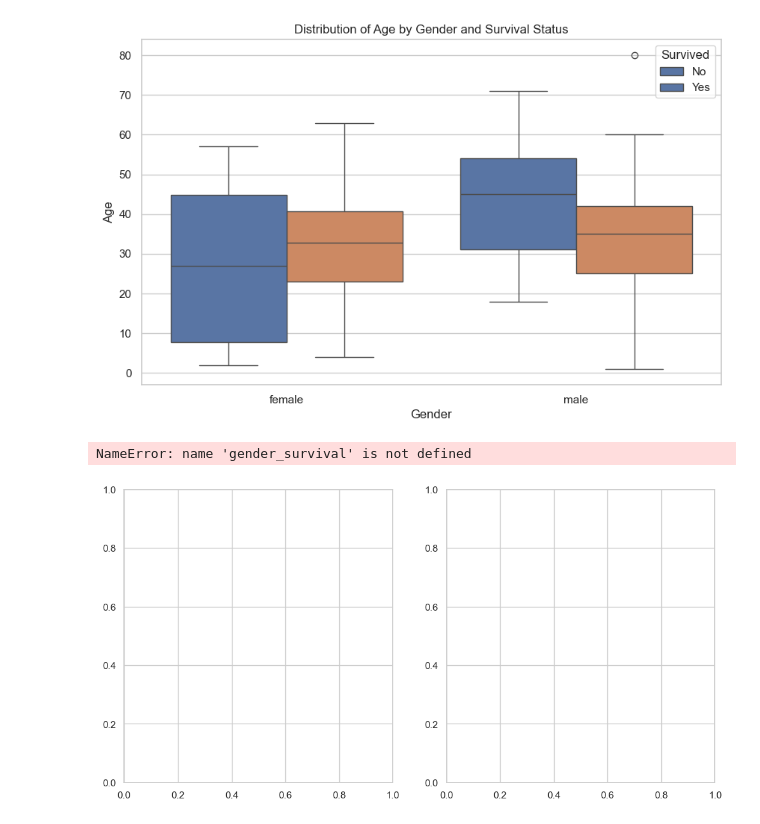
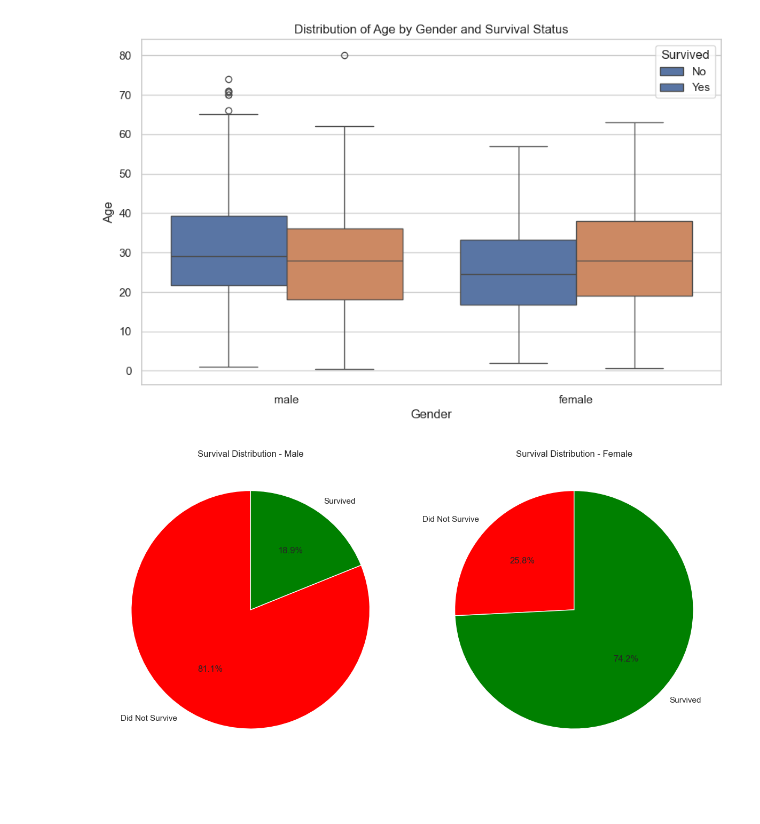
Before and after one commit to rakeshsalunke7/DSBDAL, a Jupyter notebook: Prac9.ipynb, the cells around one changed output. Drawn from its saved outputs; the diff is of its cells as text; code cells hidden in the pictures; blank space fills up the shorter version.

```diff
--- a/Prac9.ipynb
+++ b/Prac9.ipynb
@@ -6,2 +6,3 @@ import seaborn as sns
 # %%
-data=sns.load_dataset('titanic')
+titanic = sns.load_dataset('titanic')
+titanic.head()
@@ -102,27 +20,27 @@ dtype: object
 # %%
-# Set the style for the plot
+#style for the plot
 sns.set(style="whitegrid")
 plt.figure(figsize=(10, 6))
-sns.boxplot(data=data, x='sex', y='age', hue='survived')
+sns.boxplot(data=titanic, x='sex', y='age', hue='survived')
 plt.title('Distribution of Age by Gender and Survival Status')
 plt.xlabel('Gender')
 plt.ylabel('Age')
 plt.legend(title='Survived', labels=['No', 'Yes'])
 plt.show()
 # %% [output]
-[figure, old version]
+[figure, new version]
 # %%
-gender = data.groupby(['sex', 'survived']).size().unstack()
+gender = titanic.groupby(['sex', 'survived']).size().unstack()
 labels = ['Did Not Survive', 'Survived']
 colors = ['red', 'green']
+
 # Plot Pie Charts
 fig, axes = plt.subplots(1, 2, figsize=(12, 6))
 for i, sex in enumerate(['male', 'female']):
-    axes[i].pie(gender_survival.loc[sex], labels=labels, autopct='%1.1f%%', colors=colors, startangle=90)
+    axes[i].pie(gender.loc[sex], labels=labels, autopct='%1.1f%%', colors=colors, startangle=90)
     axes[i].set_title(f'Survival Distribution - {sex.capitalize()}')
 
 plt.tight_layout()
 plt.show()
 # %% [output]
-NameError: name 'gender_survival' is not defined
-[figure, old version]
+[figure, new version]
```
Also changed, not shown: parts of 11 cells of this notebook.
